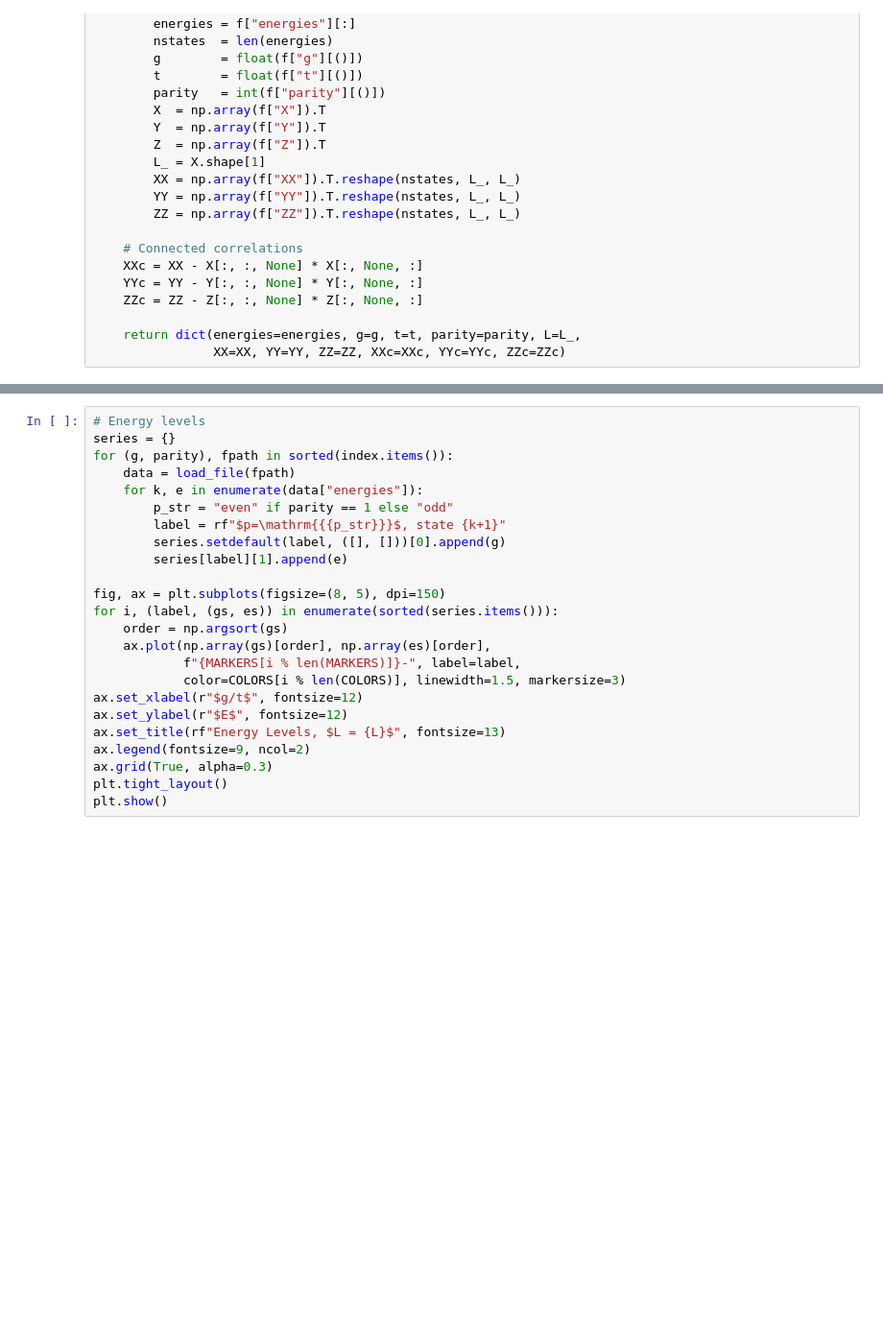
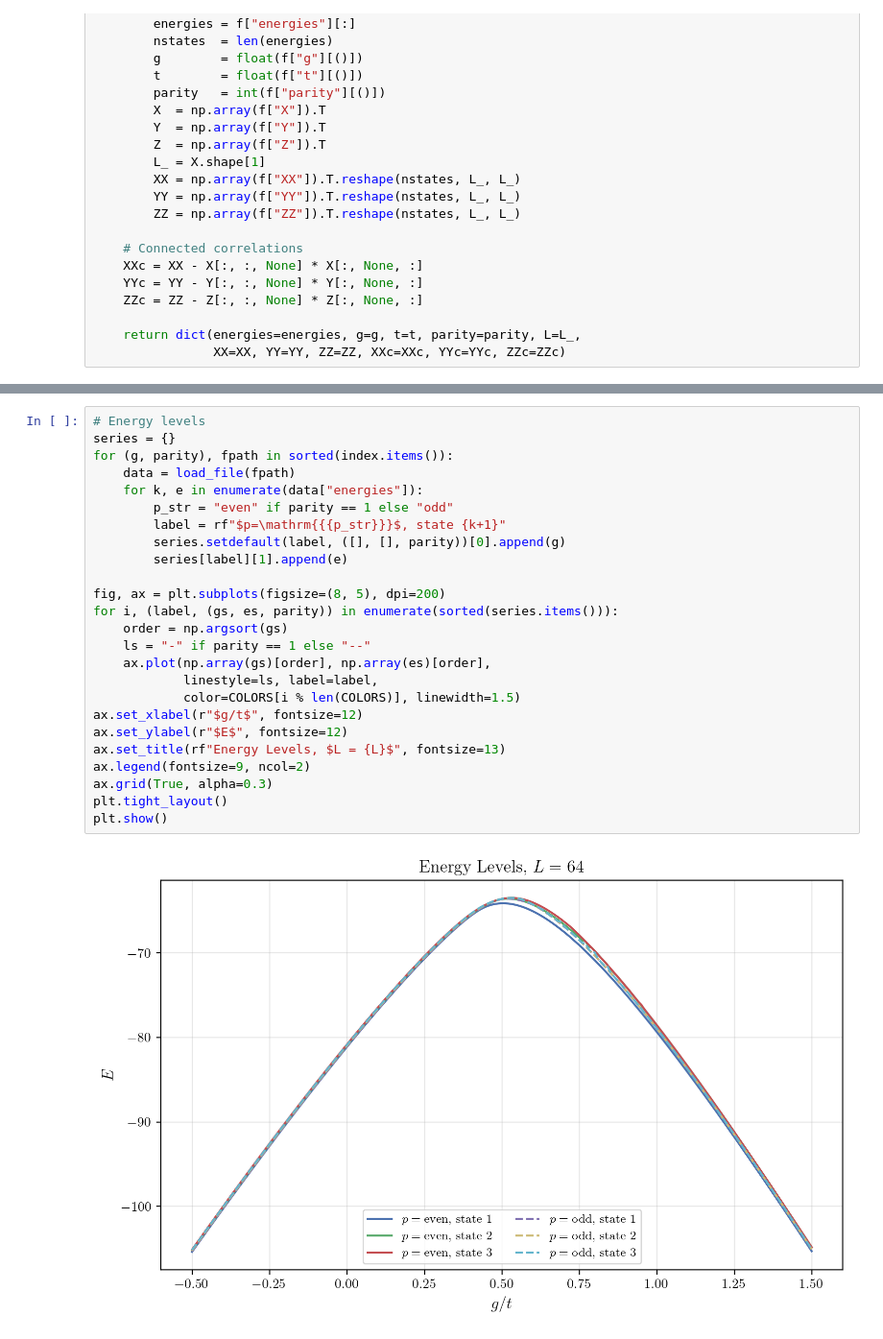
Before and after one commit to wholdhus/majorana_chain_dynamics, a Jupyter notebook: results/dmrg_plots.ipynb, the cells around one changed output, grey strips where cells are left out. Shown at 96% size. Cells and saved outputs as stored; diff of their text form; blank space fills up the shorter version.

```diff
--- a/results/dmrg_plots.ipynb
+++ b/results/dmrg_plots.ipynb
@@ -110,26 +115,29 @@ plt.show()
 # %%
 # Energy levels
 series = {}
 for (g, parity), fpath in sorted(index.items()):
     data = load_file(fpath)
     for k, e in enumerate(data["energies"]):
         p_str = "even" if parity == 1 else "odd"
         label = rf"$p=\mathrm{{{p_str}}}$, state {k+1}"
-        series.setdefault(label, ([], []))[0].append(g)
+        series.setdefault(label, ([], [], parity))[0].append(g)
         series[label][1].append(e)
 
-fig, ax = plt.subplots(figsize=(8, 5), dpi=150)
-for i, (label, (gs, es)) in enumerate(sorted(series.items())):
+fig, ax = plt.subplots(figsize=(8, 5), dpi=200)
+for i, (label, (gs, es, parity)) in enumerate(sorted(series.items())):
     order = np.argsort(gs)
+    ls = "-" if parity == 1 else "--"
     ax.plot(np.array(gs)[order], np.array(es)[order],
-            f"{MARKERS[i % len(MARKERS)]}-", label=label,
-            color=COLORS[i % len(COLORS)], linewidth=1.5, markersize=3)
+            linestyle=ls, label=label,
+            color=COLORS[i % len(COLORS)], linewidth=1.5)
 ax.set_xlabel(r"$g/t$", fontsize=12)
 ax.set_ylabel(r"$E$", fontsize=12)
 ax.set_title(rf"Energy Levels, $L = {L}$", fontsize=13)
 ax.legend(fontsize=9, ncol=2)
 ax.grid(True, alpha=0.3)
 plt.tight_layout()
 plt.show()
+# %% [output]
+[figure, added]
 # %%
 # Correlations
```
Also changed, not shown: parts of 4 cells of this notebook, 1 other file.
